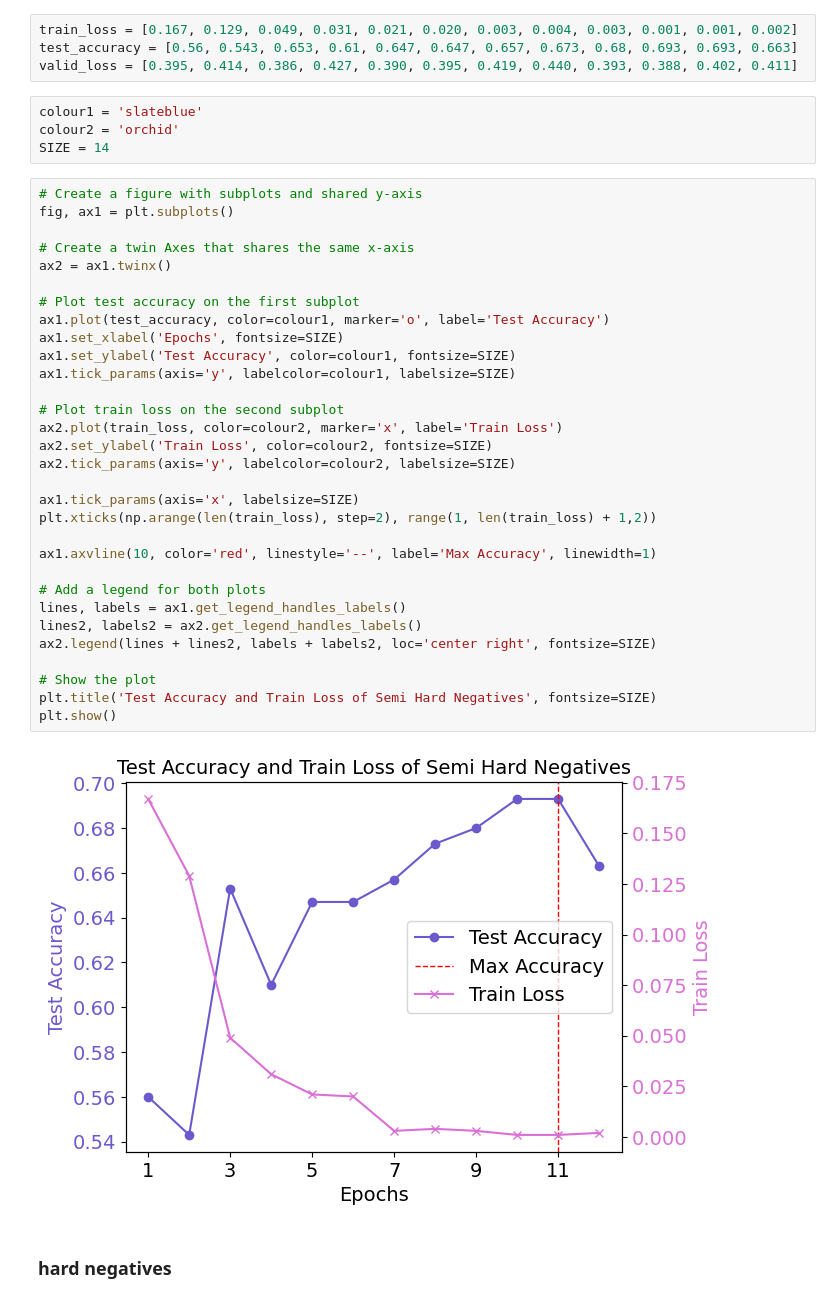
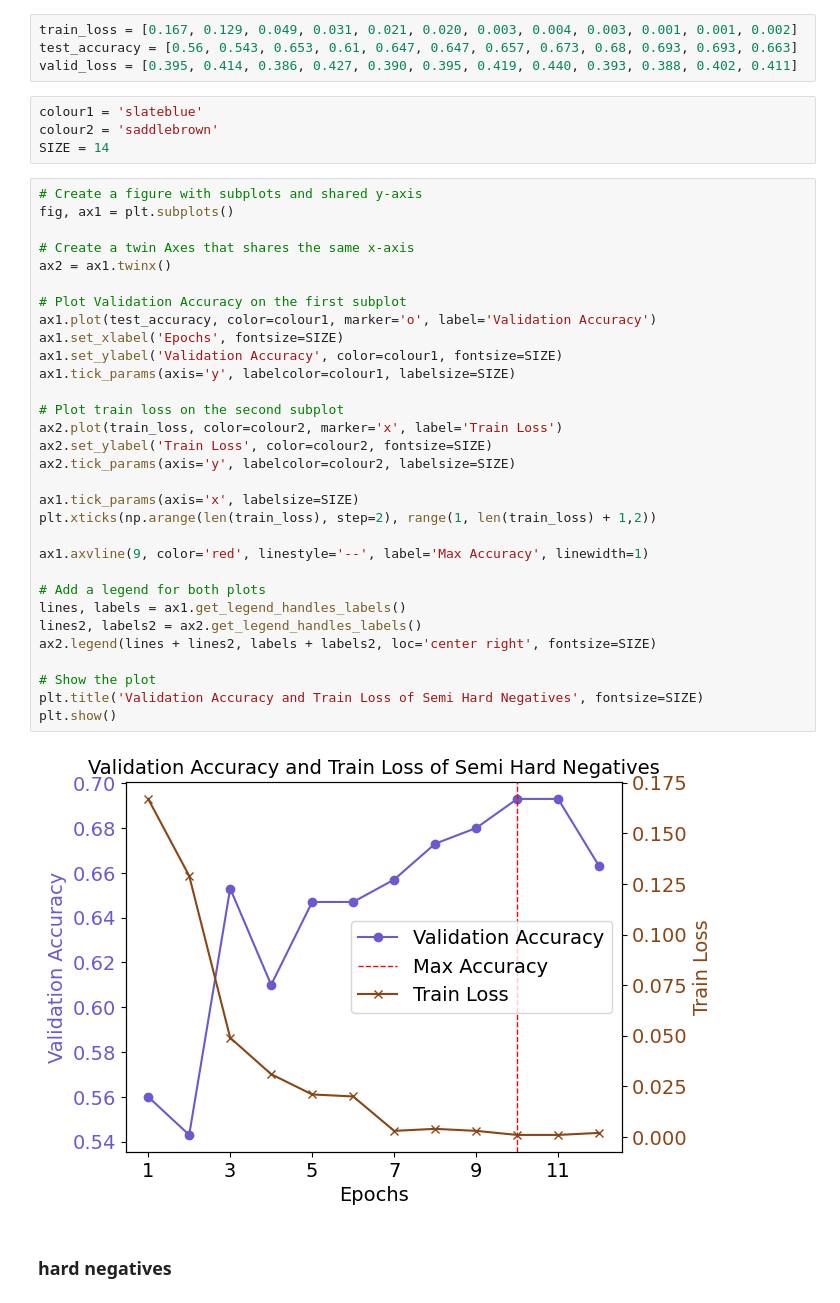
Before and after one commit to creamierrr/comp90086_group_project, a Jupyter notebook: notebooks/data_visualize.ipynb, the cells around one changed output. Drawn from its saved outputs; the diff is of its cells as text.

```diff
--- a/notebooks/data_visualize.ipynb
+++ b/notebooks/data_visualize.ipynb
@@ -9,41 +9,41 @@ test_accuracy = [0.56, 0.543, 0.653, 0.61, 0.647, 0.647, 0.657, 0.673, 0.68, 0.6
 valid_loss = [0.395, 0.414, 0.386, 0.427, 0.390, 0.395, 0.419, 0.440, 0.393, 0.388, 0.402, 0.411]
 # %%
 colour1 = 'slateblue'
-colour2 = 'orchid'
+colour2 = 'saddlebrown'
 SIZE = 14
 # %%
 # Create a figure with subplots and shared y-axis
 fig, ax1 = plt.subplots()
 
 # Create a twin Axes that shares the same x-axis
 ax2 = ax1.twinx()
 
-# Plot test accuracy on the first subplot
-ax1.plot(test_accuracy, color=colour1, marker='o', label='Test Accuracy')
+# Plot Validation Accuracy on the first subplot
+ax1.plot(test_accuracy, color=colour1, marker='o', label='Validation Accuracy')
 ax1.set_xlabel('Epochs', fontsize=SIZE)
-ax1.set_ylabel('Test Accuracy', color=colour1, fontsize=SIZE)
+ax1.set_ylabel('Validation Accuracy', color=colour1, fontsize=SIZE)
 ax1.tick_params(axis='y', labelcolor=colour1, labelsize=SIZE)
 
 # Plot train loss on the second subplot
 ax2.plot(train_loss, color=colour2, marker='x', label='Train Loss')
 ax2.set_ylabel('Train Loss', color=colour2, fontsize=SIZE)
 ax2.tick_params(axis='y', labelcolor=colour2, labelsize=SIZE)
 
 ax1.tick_params(axis='x', labelsize=SIZE)
 plt.xticks(np.arange(len(train_loss), step=2), range(1, len(train_loss) + 1,2))
 
-ax1.axvline(10, color='red', linestyle='--', label='Max Accuracy', linewidth=1)
+ax1.axvline(9, color='red', linestyle='--', label='Max Accuracy', linewidth=1)
 
 # Add a legend for both plots
 lines, labels = ax1.get_legend_handles_labels()
 lines2, labels2 = ax2.get_legend_handles_labels()
 ax2.legend(lines + lines2, labels + labels2, loc='center right', fontsize=SIZE)
 
 # Show the plot
-plt.title('Test Accuracy and Train Loss of Semi Hard Negatives', fontsize=SIZE)
+plt.title('Validation Accuracy and Train Loss of Semi Hard Negatives', fontsize=SIZE)
 plt.show()
 # %% [output]
-[figure, old version]
+[figure, new version]
 # %% [markdown]
 ### hard negatives
 # %%
```
Also changed, not shown: parts of 1 cell of this notebook, 2 other files.
